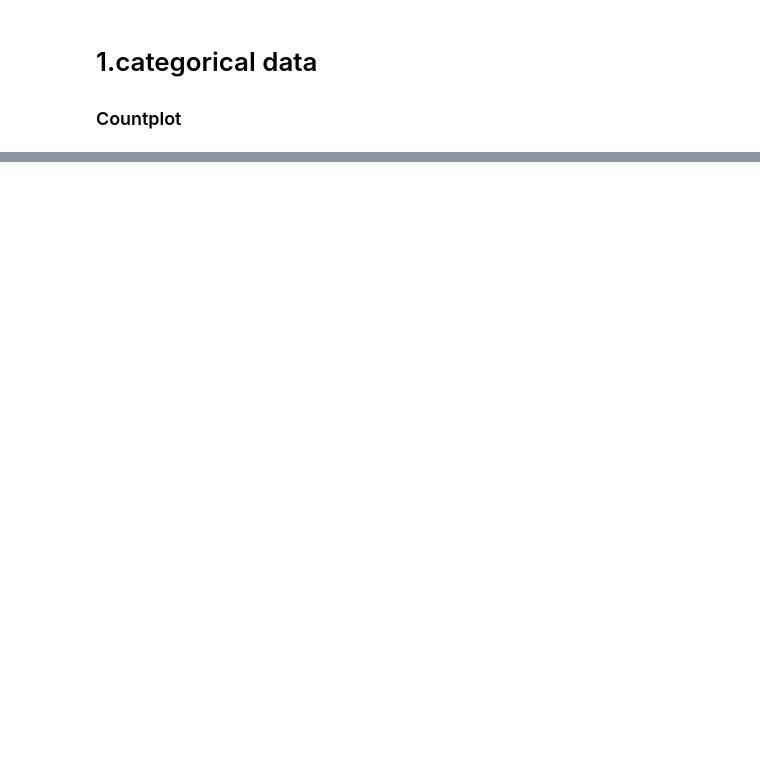
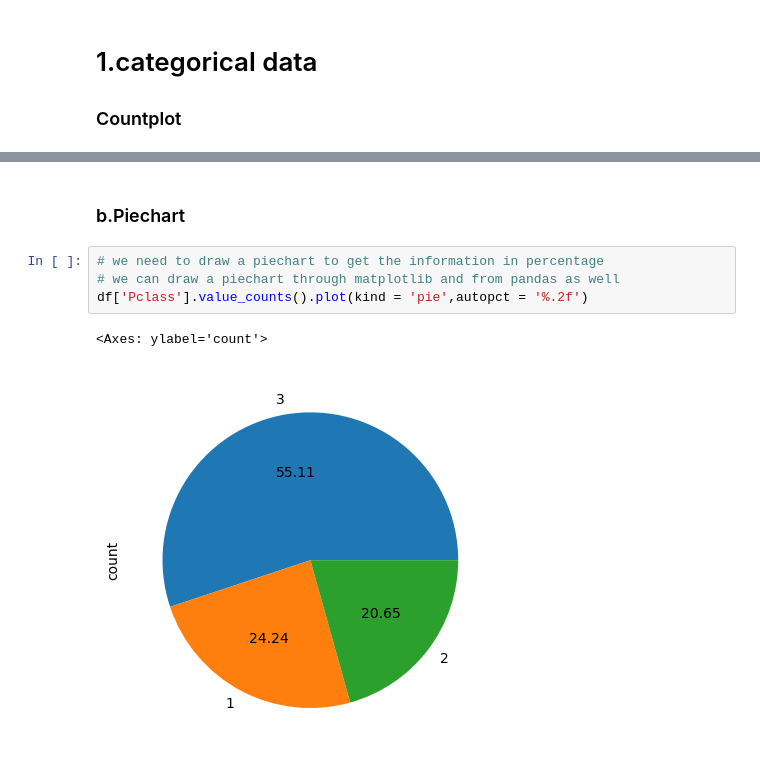
Before and after one commit to Swayam7Garg/ML-learning-journey, a Jupyter notebook: 5/20univariateanalysis.ipynb, the cells around one changed output, grey strips where cells are left out. Cells and saved outputs as stored; diff of their text form; blank space fills up the shorter version.

```diff
--- a/5/20univariateanalysis.ipynb
+++ b/5/20univariateanalysis.ipynb
@@ -28,0 +39,9 @@ os.getcwd()
+# %% [markdown]
+### b.Piechart
+# %%
+# we need to draw a piechart to get the information in percentage
+# we can draw a piechart through matplotlib and from pandas as well
+df['Pclass'].value_counts().plot(kind = 'pie',autopct = '%.2f')
+# %% [output]
+<Axes: ylabel='count'>
+[figure, added]
```
Also changed, not shown: parts of 12 cells of this notebook.
